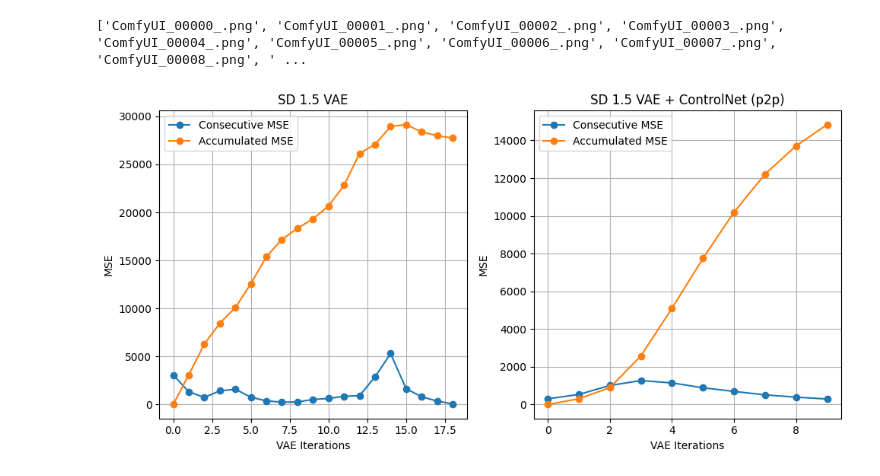
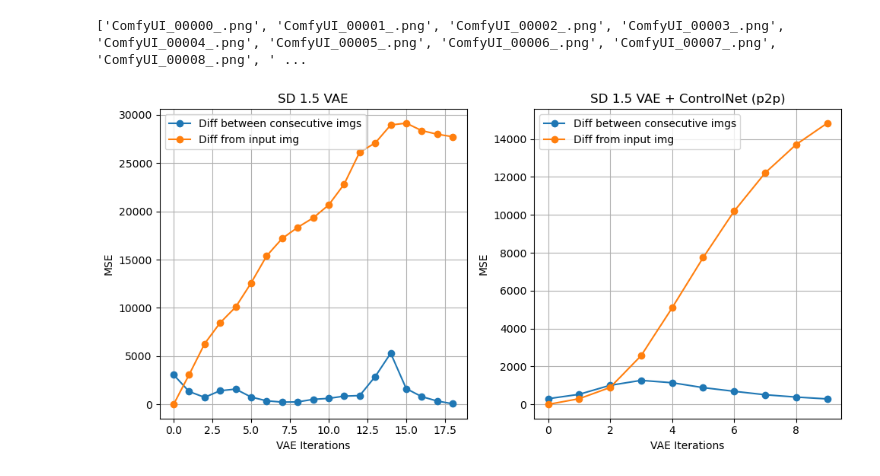
Before and after one commit to iamkaikai/LACE, a Jupyter notebook: analysis/Encoder analysis/plot.ipynb, the cells around one changed output. Drawn from its saved outputs; the diff is of its cells as text; code cells hidden in the pictures.

```diff
--- a/analysis/Encoder analysis/plot.ipynb
+++ b/analysis/Encoder analysis/plot.ipynb
@@ -81,30 +79,30 @@ for i in range(len(imgs)-1):
 # %%
 plt.figure(figsize=(10, 5))
 
 # Plotting MSE - baked VAE
 plt.subplot(1, 2, 1)
-plt.plot(mse_consecutive, '-o', label='Consecutive MSE')
-plt.plot(mse_accumulated, '-o', label='Accumulated MSE')
+plt.plot(mse_consecutive, '-o', label='Diff between consecutive imgs')
+plt.plot(mse_accumulated, '-o', label='Diff from input img')
 plt.title('SD 1.5 VAE')
 plt.xlabel('VAE Iterations')
 plt.ylabel('MSE')
 plt.grid(True)
 plt.legend()
 
 # Plotting MSE - baked VAE + controlnet(p2p)
 plt.subplot(1, 2, 2)
-plt.plot(mse_consecutive_cn, '-o', label='Consecutive MSE')
-plt.plot(mse_accumulated_cn, '-o', label='Accumulated MSE')
+plt.plot(mse_consecutive_cn, '-o', label='Diff between consecutive imgs')
+plt.plot(mse_accumulated_cn, '-o', label='Diff from input img')
 plt.title('SD 1.5 VAE + ControlNet (p2p)')
 plt.xlabel('VAE Iterations')
 plt.ylabel('MSE')
 plt.grid(True)
 plt.legend()
 
 plt.tight_layout()
 plt.show()
 # %% [output]
-[figure, old version]
+[figure, new version]
 # %%
 plt.figure(figsize=(10, 5))
 
```
Also changed, not shown: parts of 2 cells of this notebook, 5 other files.
